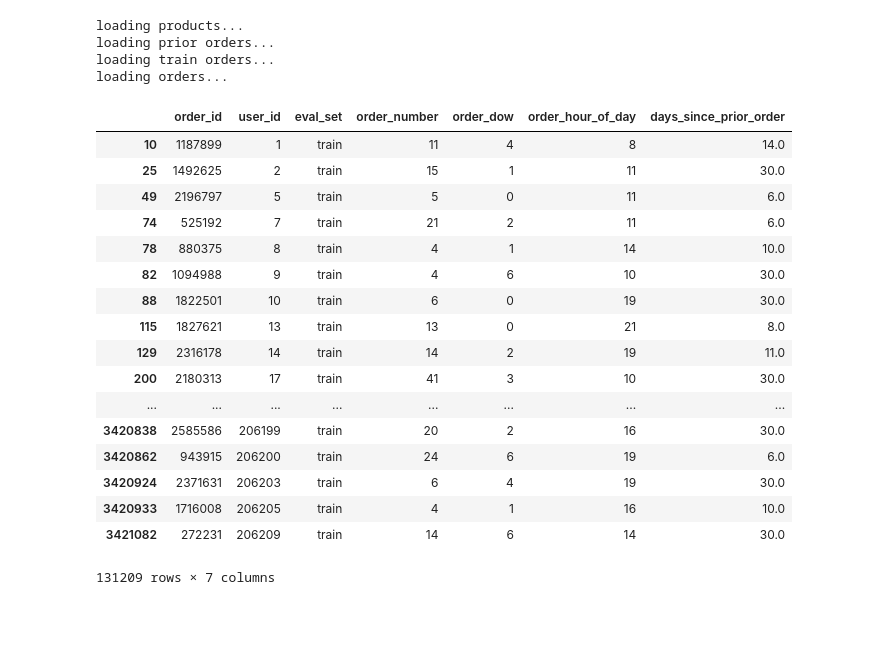
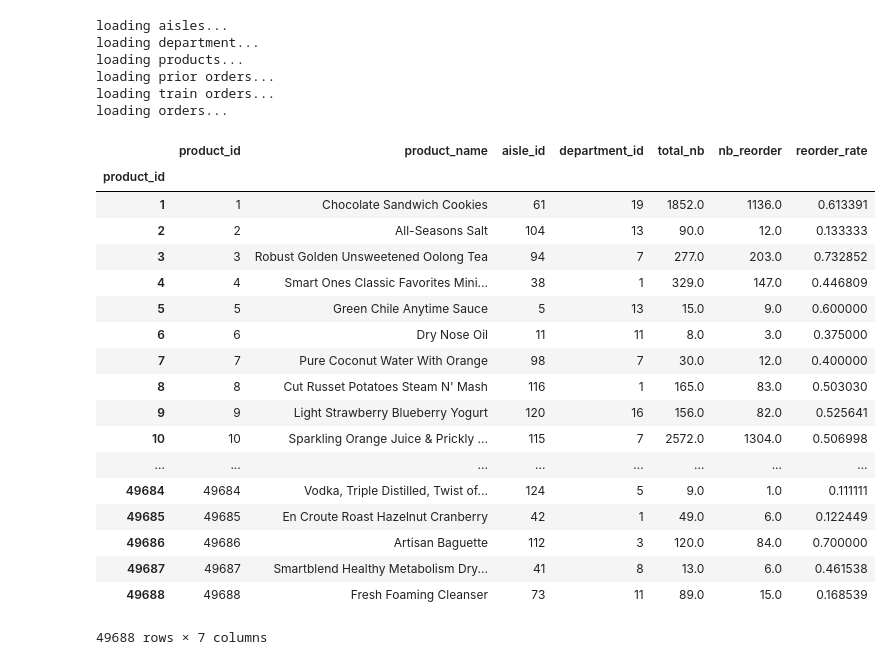
Before and after one commit to yyq263/Instacart_Competition, a Jupyter notebook: Instacart.ipynb, the cells around one changed output. Saved outputs shown, nothing was run; the diff lists cells and outputs as text; code cells hidden in the pictures; blank space fills up the shorter version.

```diff
--- a/Instacart.ipynb
+++ b/Instacart.ipynb
@@ -6,4 +7,14 @@ from IPython.display import display
 # %%
+print('loading aisles...')
+aisles = pd.read_csv('aisles.csv', dtype={
+        'aisle_id': np.uint16,
+        'aisle': 'category'})
+
+print('loading department...')
+department = pd.read_csv('departments.csv', dtype={
+            'department_id': np.uint8,
+            'department': 'category'})
+
 print('loading products...')
 products = pd.read_csv('products.csv', dtype={
         'product_id': np.uint16,
@@ -35,6 +46,8 @@ order = pd.read_csv('orders.csv' , dtype={
         'order_hour_of_day': np.int8,
         'days_since_prior_order': np.float32})
 # %% [output]
+loading aisles...
+loading department...
 loading products...
 loading prior orders...
 loading train orders...
@@ -45,0 +59,8 @@ test_orders = order[order.eval_set == 'test']
+# %%
+prods = pd.DataFrame()
+prods['total_nb'] = prior.groupby(prior.product_id).size().astype(np.int32)
+prods['nb_reorder'] = prior.groupby(prior.product_id)['reordered'].sum().astype(np.int32)
+prods['reorder_rate'] = prods.nb_reorder / prods.total_nb.astype(np.float32)
+products = products.join(prods, on='product_id')
+products.set_index('product_id', drop=False, inplace=True)
+del prods
@@ -53,21 +80,22 @@ users['days_since_prior'] = train_orders['days_since_prior_order']
 # %%
-display(train_orders)
+display(products)
 # %% [output]
-|  | order_id | user_id | eval_set | order_number | order_dow | order_hour_of_day | days_since_prior_order |
-| 10 | 1187899 | 1 | train | 11 | 4 | 8 | 14.0 |
-| 25 | 1492625 | 2 | train | 15 | 1 | 11 | 30.0 |
-| 49 | 2196797 | 5 | train | 5 | 0 | 11 | 6.0 |
-| 74 | 525192 | 7 | train | 21 | 2 | 11 | 6.0 |
-| 78 | 880375 | 8 | train | 4 | 1 | 14 | 10.0 |
-| 82 | 1094988 | 9 | train | 4 | 6 | 10 | 30.0 |
-| 88 | 1822501 | 10 | train | 6 | 0 | 19 | 30.0 |
-| 115 | 1827621 | 13 | train | 13 | 0 | 21 | 8.0 |
-| 129 | 2316178 | 14 | train | 14 | 2 | 19 | 11.0 |
-| 200 | 2180313 | 17 | train | 41 | 3 | 10 | 30.0 |
+|  | product_id | product_name | aisle_id | department_id | total_nb | nb_reorder | reorder_rate |
+| product_id |  |  |  |  |  |  |  |
+| 1 | 1 | Chocolate Sandwich Cookies | 61 | 19 | 1852.0 | 1136.0 | 0.613391 |
+| 2 | 2 | All-Seasons Salt | 104 | 13 | 90.0 | 12.0 | 0.133333 |
+| 3 | 3 | Robust Golden Unsweetened Oolong Tea | 94 | 7 | 277.0 | 203.0 | 0.732852 |
+| 4 | 4 | Smart Ones Classic Favorites Mini... | 38 | 1 | 329.0 | 147.0 | 0.446809 |
+| 5 | 5 | Green Chile Anytime Sauce | 5 | 13 | 15.0 | 9.0 | 0.600000 |
+| 6 | 6 | Dry Nose Oil | 11 | 11 | 8.0 | 3.0 | 0.375000 |
+| 7 | 7 | Pure Coconut Water With Orange | 98 | 7 | 30.0 | 12.0 | 0.400000 |
+| 8 | 8 | Cut Russet Potatoes Steam N' Mash | 116 | 1 | 165.0 | 83.0 | 0.503030 |
+| 9 | 9 | Light Strawberry Blueberry Yogurt | 120 | 16 | 156.0 | 82.0 | 0.525641 |
+| 10 | 10 | Sparkling Orange Juice & Prickly ... | 115 | 7 | 2572.0 | 1304.0 | 0.506998 |
 | ... | ... | ... | ... | ... | ... | ... | ... |
-| 3420838 | 2585586 | 206199 | train | 20 | 2 | 16 | 30.0 |
-| 3420862 | 943915 | 206200 | train | 24 | 6 | 19 | 6.0 |
-| 3420924 | 2371631 | 206203 | train | 6 | 4 | 19 | 30.0 |
-| 3420933 | 1716008 | 206205 | train | 4 | 1 | 16 | 10.0 |
-| 3421082 | 272231 | 206209 | train | 14 | 6 | 14 | 30.0 |
+| 49684 | 49684 | Vodka, Triple Distilled, Twist of... | 124 | 5 | 9.0 | 1.0 | 0.111111 |
+| 49685 | 49685 | En Croute Roast Hazelnut Cranberry | 42 | 1 | 49.0 | 6.0 | 0.122449 |
+| 49686 | 49686 | Artisan Baguette | 112 | 3 | 120.0 | 84.0 | 0.700000 |
+| 49687 | 49687 | Smartblend Healthy Metabolism Dry... | 41 | 8 | 13.0 | 6.0 | 0.461538 |
+| 49688 | 49688 | Fresh Foaming Cleanser | 73 | 11 | 89.0 | 15.0 | 0.168539 |
-131209 rows × 7 columns
+49688 rows × 7 columns
```
Also changed, not shown: parts of 11 cells of this notebook.
